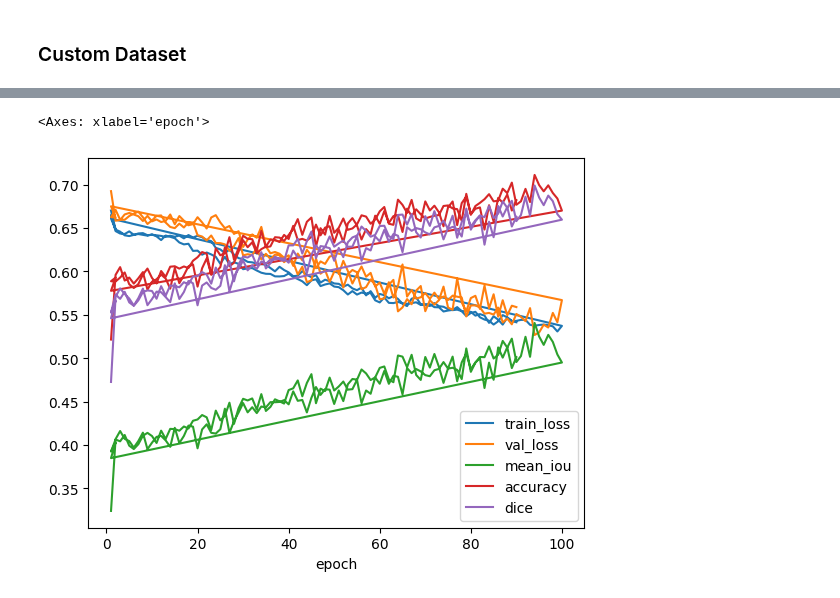
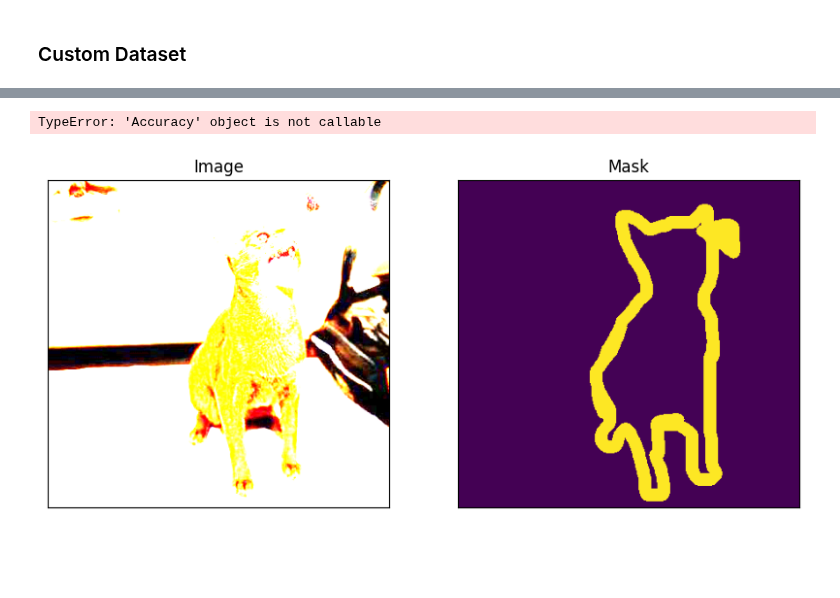
Before and after one commit to G30rg3ab/Computer-Vision-Project, a Jupyter notebook: playground.ipynb, the cells around one changed output, grey strips where cells are left out. Drawn from its saved outputs; the diff is of its cells as text; code cells hidden in the pictures; blank space fills up the shorter version.

```diff
--- a/playground.ipynb
+++ b/playground.ipynb
@@ -131,9 +68,0 @@ from segmentation.eval import *
-# %%
-train_augmentation = preprocessing.get_training_augmentation()
-preprocessing_fn = preprocessing.get_preprocessing()
-val_augmentation = preprocessing.get_validation_augmentation()
-
-train_dataset = PointDataset(x_train_fps[:5], y_train_fps[:5], augmentation=train_augmentation, preprocessing=preprocessing_fn, concat_heatmap=True)
-val_dataset  = PointDataset(x_val_fps, y_val_fps, augmentation=val_augmentation, preprocessing=preprocessing_fn)
-
-train_loader = DataLoader(train_dataset,batch_size= 8,num_workers=4,pin_memory=True,shuffle=True)
@@ -242,5 +68,0 @@ df
-# %%
-df.set_index('epoch').plot()
-# %% [output]
-<Axes: xlabel='epoch'>
-[figure, removed]
@@ -246,0 +76,23 @@ df.set_index('epoch').plot()
+# %%
+petrubaiton = CustomScaling(10)
+
+
+test_dataset  = CVDataset(
+                x_test_fps[:10],
+                y_test_fps[:10],
+                augmentation= petrubaiton,
+                preprocessing=preprocessing_fn
+                )
+
+model = UNET()
+eval_ds = CVDatasetPredictions(test_dataset, 'cpu')
+eval_ds.set_prediction_fn(predict, model = model, device = 'cpu')
+# %%
+eval_ds.accuracy(progress_bar=True)
+# %% [output]
+TypeError: 'Accuracy' object is not callable
+# %%
+image, mask = test_dataset[1]
+visualise_data(image = image, mask = mask)
+# %% [output]
+[figure, added]
```
Also changed, not shown: parts of 29 cells of this notebook, 3 other files.
